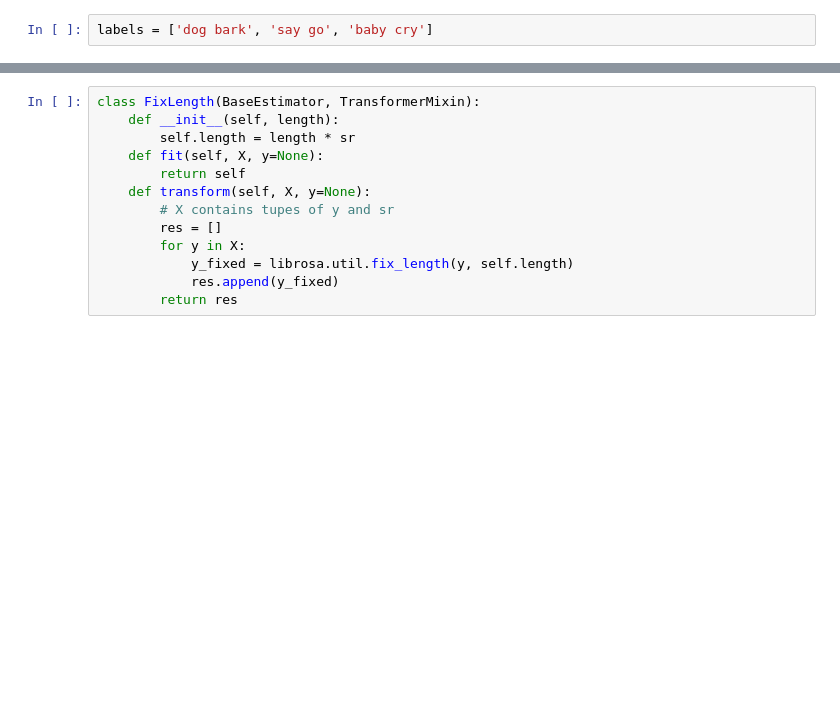
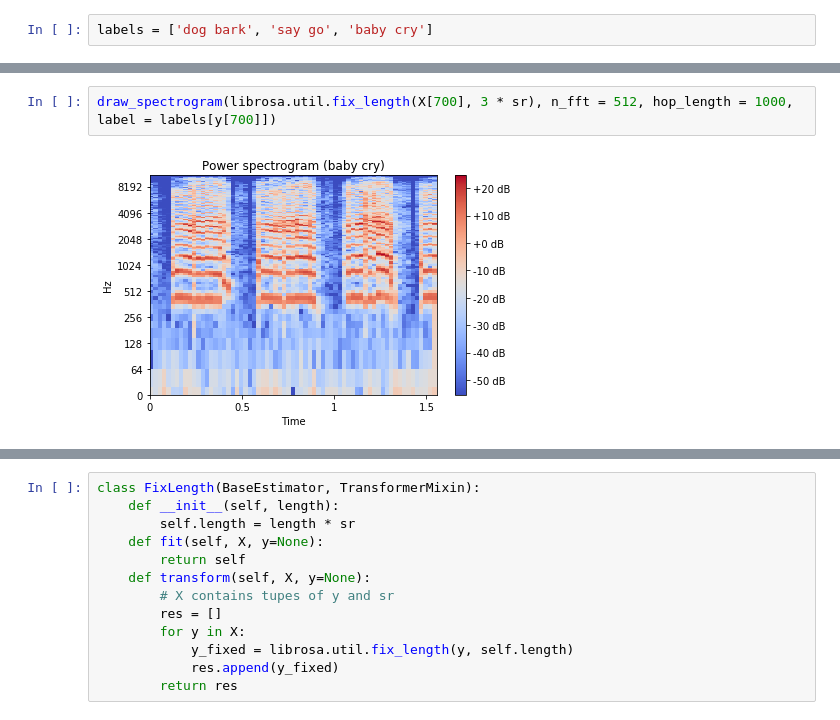
Before and after one commit to hoangphuc1998/DataScienceFinalProject, a Jupyter notebook: Pipeline.ipynb, the cells around one changed output, grey strips where cells are left out. Cells and saved outputs as stored; diff of their text form; blank space fills up the shorter version.

```diff
--- a/Pipeline.ipynb
+++ b/Pipeline.ipynb
@@ -54,0 +60,4 @@ for folder in labels:
+# %%
+draw_spectrogram(librosa.util.fix_length(X[700], 3 * sr), n_fft = 512, hop_length = 1000, label = labels[y[700]])
+# %% [output]
+[figure, added]
```
Also changed, not shown: parts of 11 cells of this notebook.
